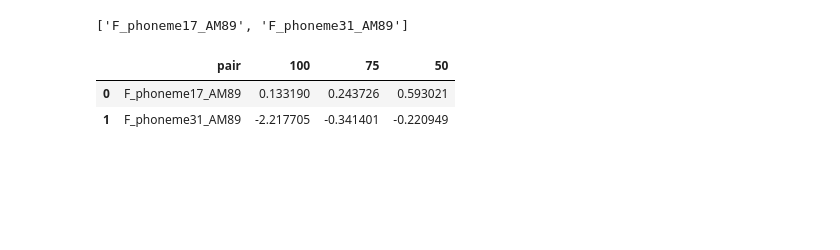
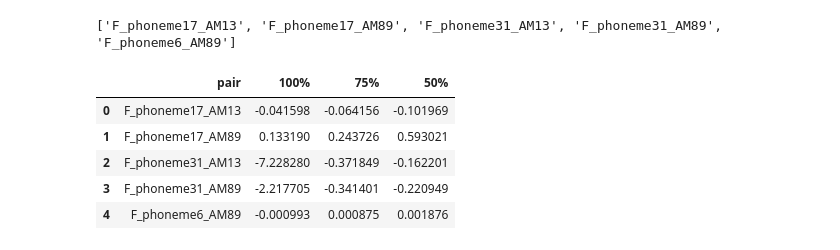
Before and after one commit to QuLiao1117/11785_Final_Project, a Jupyter notebook: identify/t-test.ipynb, the cells around one changed output. Cells and saved outputs as stored; diff of their text form; code cells hidden in the pictures; blank space fills up the shorter version.

```diff
--- a/identify/t-test.ipynb
+++ b/identify/t-test.ipynb
@@ -14,41 +16,42 @@ def t_test(data, type):
 # %%
 # change file path here
 path = './estimations/'
 file_list = os.listdir(path)
 print(file_list)
-
-df = pd.DataFrame(columns=('pair', '100', '75', '50'))
-
+df = pd.DataFrame()
 for file in file_list:
     mean = np.loadtxt(path+file+'/'+file+'.txt', delimiter=',')[:,2]
 
     result = []
-    for i in range(len(os.listdir(path+file))-1):
+    for i in range(10):
         E = pd.read_csv(path+file+'/' + file +'_times'+str(i)+'.csv')
 
         # print(file +'_times'+str(i))
 
         m = mean[i]
         epsilon = mean_squared_error(E[' prediction'], E[' label'])
         # print("MSE: ", epsilon)
 
         C = E.copy()
         C[' prediction'] = m
         epsilon_C = mean_squared_error(C[' prediction'], C[' label'])
         # print("MSE: ", epsilon_C)
         result.append(epsilon/epsilon_C)
 
     t_100 = t_test(result, "100%")
     t_75 = t_test(sorted(result)[:int(0.75 * len(result))], "75%")
     t_50 = t_test(sorted(result)[:int(0.5 * len(result))], "50%")
-    s = pd.Series({'pair': file, '100': t_100, '75': t_75, '50': t_50})
+    s = pd.Series({'pair': file, '100%': t_100, '75%': t_75, '50%': t_50})
     df = df.append(s, ignore_index=True)
 df
 # %% [output]
-['F_phoneme17_AM89', 'F_phoneme31_AM89']
+['F_phoneme17_AM13', 'F_phoneme17_AM89', 'F_phoneme31_AM13', 'F_phoneme31_AM89', 'F_phoneme6_AM89']
-|  | pair | 100 | 75 | 50 |
-| 0 | F_phoneme17_AM89 | 0.133190 | 0.243726 | 0.593021 |
-| 1 | F_phoneme31_AM89 | -2.217705 | -0.341401 | -0.220949 |
+|  | pair | 100% | 75% | 50% |
+| 0 | F_phoneme17_AM13 | -0.041598 | -0.064156 | -0.101969 |
+| 1 | F_phoneme17_AM89 | 0.133190 | 0.243726 | 0.593021 |
+| 2 | F_phoneme31_AM13 | -7.228280 | -0.371849 | -0.162201 |
+| 3 | F_phoneme31_AM89 | -2.217705 | -0.341401 | -0.220949 |
+| 4 | F_phoneme6_AM89 | -0.000993 | 0.000875 | 0.001876 |
 # %%
 # Save result
 df.to_csv("t_test_result.csv", index=False)
```
Also changed, not shown: parts of 2 cells of this notebook.
